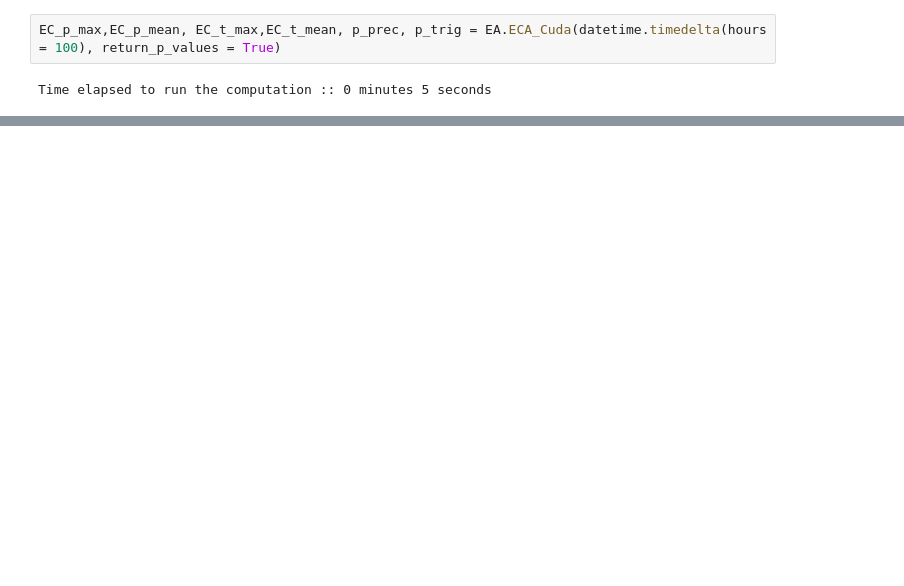
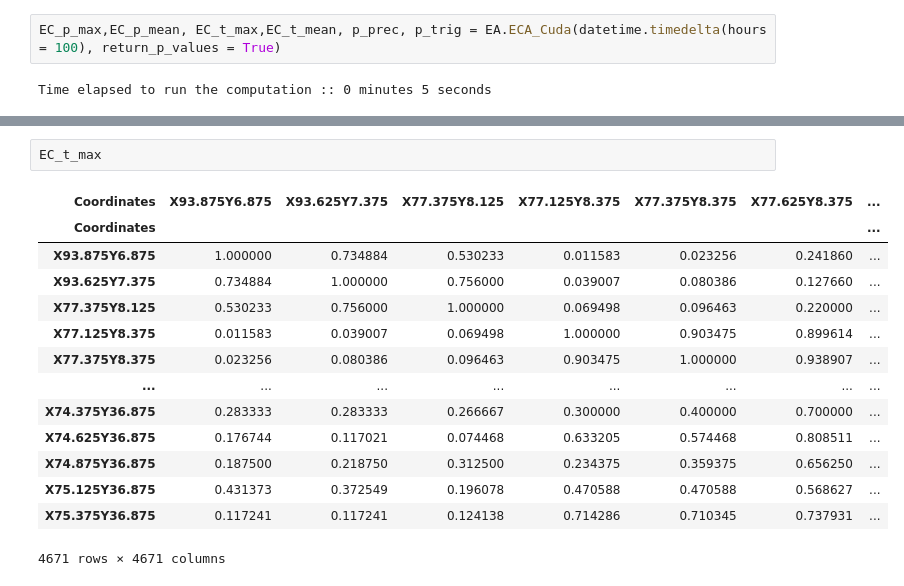
Before and after one commit to professorcode1/Event-Analysis, a Jupyter notebook: Example.ipynb, the cells around one changed output, grey strips where cells are left out. Drawn from its saved outputs; the diff is of its cells as text; blank space fills up the shorter version.

```diff
--- a/Example.ipynb
+++ b/Example.ipynb
@@ -107,3 +103,20 @@ EC_t_max['X68.125Y23.625']['X77.375Y8.125']
+# %%
+EC_t_max
+# %% [output]
+| Coordinates | X93.875Y6.875 | X93.625Y7.375 | X77.375Y8.125 | X77.125Y8.375 | X77.375Y8.375 | X77.625Y8.375 | ... |
+| Coordinates |  |  |  |  |  |  | ... |
+| X93.875Y6.875 | 1.000000 | 0.734884 | 0.530233 | 0.011583 | 0.023256 | 0.241860 | ... |
+| X93.625Y7.375 | 0.734884 | 1.000000 | 0.756000 | 0.039007 | 0.080386 | 0.127660 | ... |
+| X77.375Y8.125 | 0.530233 | 0.756000 | 1.000000 | 0.069498 | 0.096463 | 0.220000 | ... |
+| X77.125Y8.375 | 0.011583 | 0.039007 | 0.069498 | 1.000000 | 0.903475 | 0.899614 | ... |
+| X77.375Y8.375 | 0.023256 | 0.080386 | 0.096463 | 0.903475 | 1.000000 | 0.938907 | ... |
+| ... | ... | ... | ... | ... | ... | ... | ... |
+| X74.375Y36.875 | 0.283333 | 0.283333 | 0.266667 | 0.300000 | 0.400000 | 0.700000 | ... |
+| X74.625Y36.875 | 0.176744 | 0.117021 | 0.074468 | 0.633205 | 0.574468 | 0.808511 | ... |
+| X74.875Y36.875 | 0.187500 | 0.218750 | 0.312500 | 0.234375 | 0.359375 | 0.656250 | ... |
+| X75.125Y36.875 | 0.431373 | 0.372549 | 0.196078 | 0.470588 | 0.470588 | 0.568627 | ... |
+| X75.375Y36.875 | 0.117241 | 0.117241 | 0.124138 | 0.714286 | 0.710345 | 0.737931 | ... |
+4671 rows × 4671 columns
 # %%
 for ECA_res in EA.ECA_vec_Cuda([datetime.timedelta(hours = h) for h in range(3, 30, 10)]):
   EC_p_max,EC_p_mean, EC_t_max,EC_t_mean = ECA_res
```
Also changed, not shown: parts of 7 cells of this notebook.
